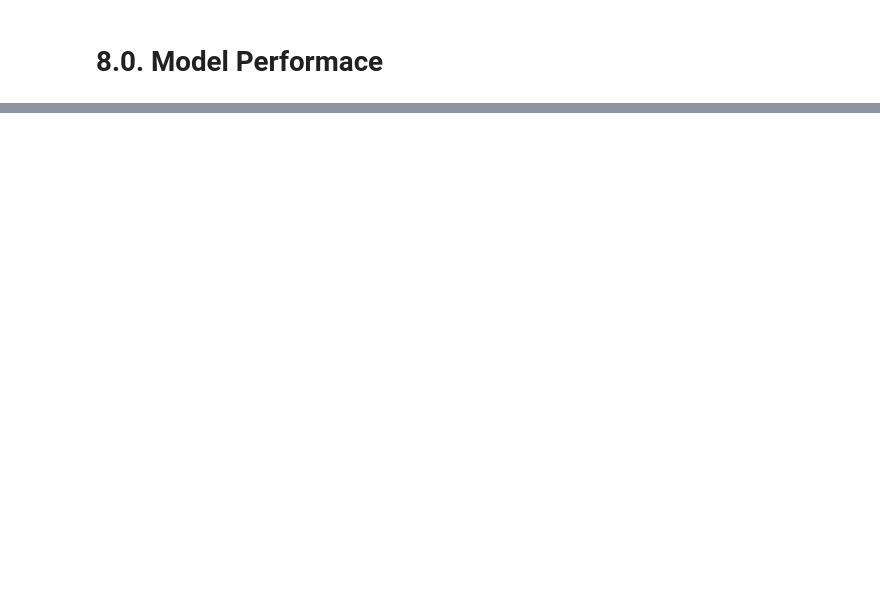
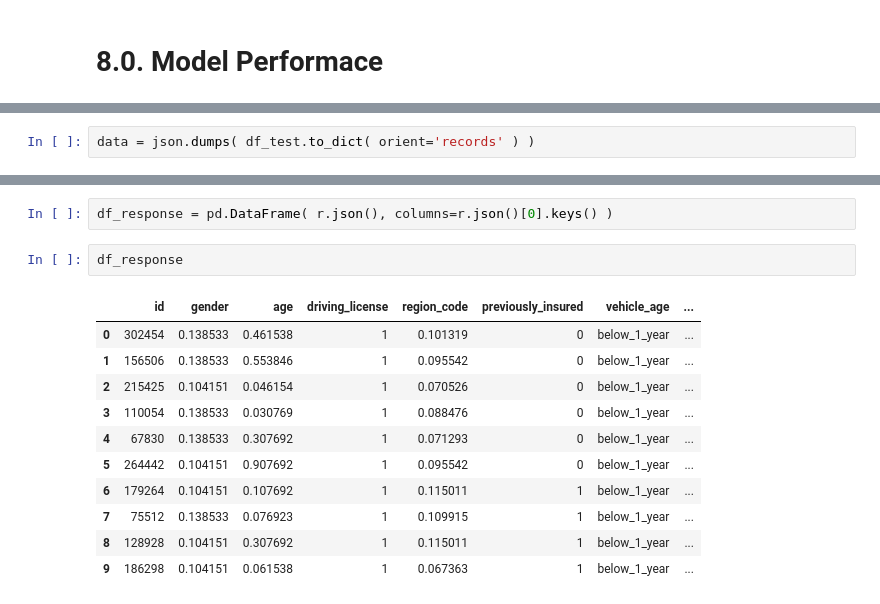
Before and after one commit to marcosvliras/health_insurance_cross_sell, a Jupyter notebook: HICross_sell.ipynb, the cells around one changed output, grey strips where cells are left out. Saved outputs shown, nothing was run; the diff lists cells and outputs as text; blank space fills up the shorter version.

```diff
--- a/HICross_sell.ipynb
+++ b/HICross_sell.ipynb
@@ -889,0 +925,2 @@ df8[['precision_at_k','recall_at_k']].plot();
+# %%
+data = json.dumps( df_test.to_dict( orient='records' ) )
@@ -889,0 +936,16 @@ df8[['precision_at_k','recall_at_k']].plot();
+# %%
+df_response = pd.DataFrame( r.json(), columns=r.json()[0].keys() )
+# %%
+df_response
+# %% [output]
+|  | id | gender | age | driving_license | region_code | previously_insured | vehicle_age | ... |
+| 0 | 302454 | 0.138533 | 0.461538 | 1 | 0.101319 | 0 | below_1_year | ... |
+| 1 | 156506 | 0.138533 | 0.553846 | 1 | 0.095542 | 0 | below_1_year | ... |
+| 2 | 215425 | 0.104151 | 0.046154 | 1 | 0.070526 | 0 | below_1_year | ... |
+| 3 | 110054 | 0.138533 | 0.030769 | 1 | 0.088476 | 0 | below_1_year | ... |
+| 4 | 67830 | 0.138533 | 0.307692 | 1 | 0.071293 | 0 | below_1_year | ... |
+| 5 | 264442 | 0.104151 | 0.907692 | 1 | 0.095542 | 0 | below_1_year | ... |
+| 6 | 179264 | 0.104151 | 0.107692 | 1 | 0.115011 | 1 | below_1_year | ... |
+| 7 | 75512 | 0.138533 | 0.076923 | 1 | 0.109915 | 1 | below_1_year | ... |
+| 8 | 128928 | 0.104151 | 0.307692 | 1 | 0.115011 | 1 | below_1_year | ... |
+| 9 | 186298 | 0.104151 | 0.061538 | 1 | 0.067363 | 1 | below_1_year | ... |
```
Also changed, not shown: parts of 35 cells of this notebook.
